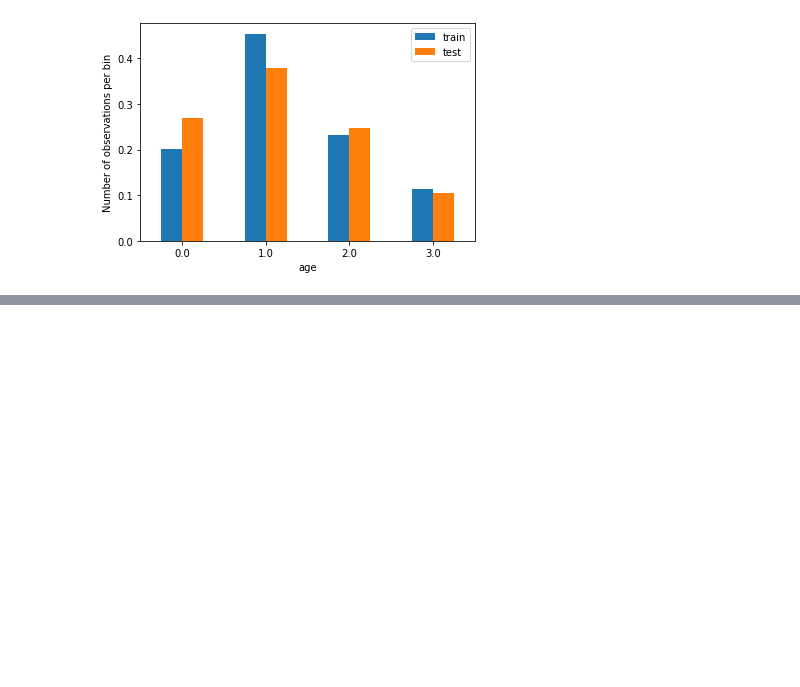
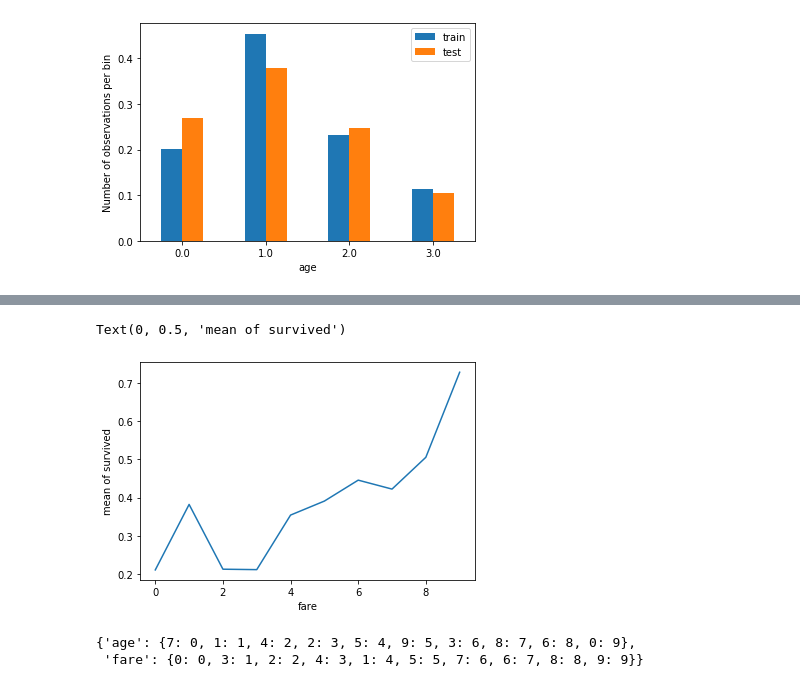
Before and after one commit to KarthikKothareddy/FeatureEngineering, a Jupyter notebook: discretization.ipynb, the cells around one changed output, grey strips where cells are left out. Saved outputs shown, nothing was run; the diff lists cells and outputs as text; code cells hidden in the pictures; blank space fills up the shorter version.

```diff
--- a/discretization.ipynb
+++ b/discretization.ipynb
@@ -309,0 +382,6 @@ Text(0, 0.5, 'Number of observations per bin')
+# %%
+pd.concat([train_t, y_train], axis=1).groupby('fare')['survived'].mean().plot()
+plt.ylabel('mean of survived')
+# %% [output]
+Text(0, 0.5, 'mean of survived')
+[figure, added]
@@ -309,0 +396,5 @@ Text(0, 0.5, 'Number of observations per bin')
+# %%
+encoder.encoder_dict_
+# %% [output]
+{'age': {7: 0, 1: 1, 4: 2, 2: 3, 5: 4, 9: 5, 3: 6, 8: 7, 6: 8, 0: 9},
+ 'fare': {0: 0, 3: 1, 2: 2, 4: 3, 1: 4, 5: 5, 7: 6, 6: 7, 8: 8, 9: 9}}
```
Also changed, not shown: parts of 10 cells of this notebook.
